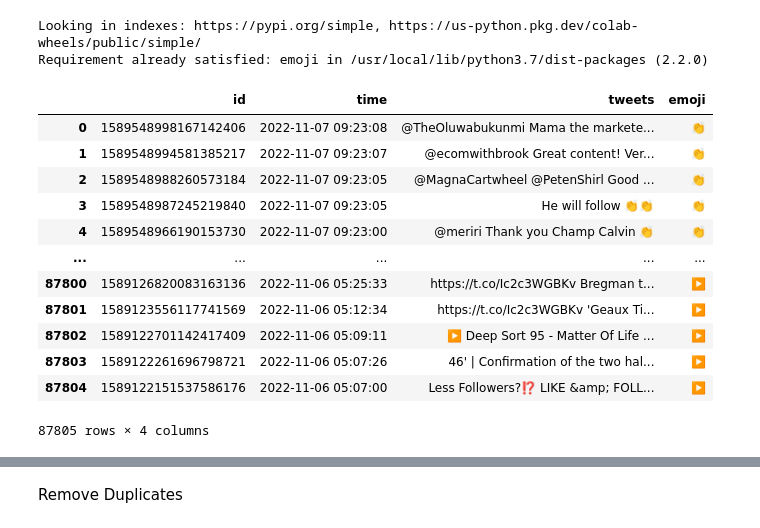
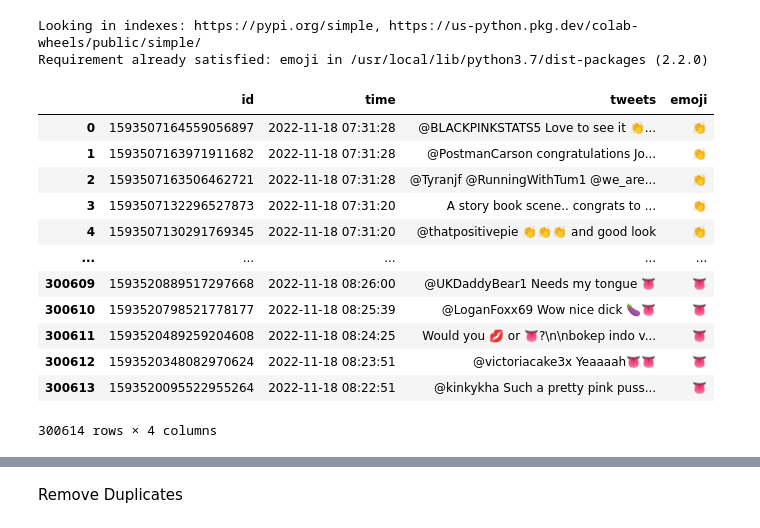
Before and after one commit to ece1786-2022/Emojimotion, a Jupyter notebook: datasets_tweets/datacleaning_work.ipynb, the cells around one changed output, grey strips where cells are left out. Saved outputs shown, nothing was run; the diff lists cells and outputs as text; code cells hidden in the pictures.

```diff
--- a/datasets_tweets/datacleaning_work.ipynb
+++ b/datasets_tweets/datacleaning_work.ipynb
@@ -7,21 +7,27 @@ Requirement already satisfied: emoji in /usr/local/lib/python3.7/dist-packages (
 import pandas as pd
 import re
 import emoji
-# %%
-#read csv
-df = pd.read_csv('raw_tweets.csv')
-display(df)
-# %% [output]
-|  | id | time | tweets | emoji |
-| 0 | 1589548998167142406 | 2022-11-07 09:23:08 | @TheOluwabukunmi Mama the markete... | 👏 |
-| 1 | 1589548994581385217 | 2022-11-07 09:23:07 | @ecomwithbrook Great content! Ver... | 👏 |
-| 2 | 1589548988260573184 | 2022-11-07 09:23:05 | @MagnaCartwheel @PetenShirl Good ... | 👏 |
-| 3 | 1589548987245219840 | 2022-11-07 09:23:05 | He will follow 👏👏 | 👏 |
-| 4 | 1589548966190153730 | 2022-11-07 09:23:00 | @meriri Thank you Champ Calvin 👏 | 👏 |
-| ... | ... | ... | ... | ... |
-| 87800 | 1589126820083163136 | 2022-11-06 05:25:33 | https://t.co/Ic2c3WGBKv Bregman t... | ▶️ |
-| 87801 | 1589123556117741569 | 2022-11-06 05:12:34 | https://t.co/Ic2c3WGBKv 'Geaux Ti... | ▶️ |
-| 87802 | 1589122701142417409 | 2022-11-06 05:09:11 | ▶️ Deep Sort 95 - Matter Of Life ... | ▶️ |
-| 87803 | 1589122261696798721 | 2022-11-06 05:07:26 | 46' | Confirmation of the two hal... | ▶️ |
-| 87804 | 1589122151537586176 | 2022-11-06 05:07:00 | Less Followers?⁉️ LIKE &amp; FOLL... | ▶️ |
-87805 rows × 4 columns
+# %%
+#read csv
+df1 = pd.read_csv('raw_tweets_p1.csv')
+#display(df1)
+df2 = pd.read_csv('raw_tweets_p2.csv')
+#display(df2)
+df3 = pd.read_csv('raw_tweets_p3.csv')
+df4 = df1.append(df2, ignore_index=True)
+df=df4.append(df3, ignore_index=True)
+display(df)
+# %% [output]
+|  | id | time | tweets | emoji |
+| 0 | 1593507164559056897 | 2022-11-18 07:31:28 | @BLACKPINKSTATS5 Love to see it 👏... | 👏 |
+| 1 | 1593507163971911682 | 2022-11-18 07:31:28 | @PostmanCarson congratulations Jo... | 👏 |
+| 2 | 1593507163506462721 | 2022-11-18 07:31:28 | @Tyranjf @RunningWithTum1 @we_are... | 👏 |
+| 3 | 1593507132296527873 | 2022-11-18 07:31:20 | A story book scene.. congrats to ... | 👏 |
+| 4 | 1593507130291769345 | 2022-11-18 07:31:20 | @thatpositivepie 👏👏👏 and good look | 👏 |
+| ... | ... | ... | ... | ... |
+| 300609 | 1593520889517297668 | 2022-11-18 08:26:00 | @UKDaddyBear1 Needs my tongue 👅 | 👅 |
+| 300610 | 1593520798521778177 | 2022-11-18 08:25:39 | @LoganFoxx69 Wow nice dick 🍆👅 | 👅 |
+| 300611 | 1593520489259204608 | 2022-11-18 08:24:25 | Would you 💋 or 👅?\n\nbokep indo v... | 👅 |
+| 300612 | 1593520348082970624 | 2022-11-18 08:23:51 | @victoriacake3x Yeaaaah👅👅 | 👅 |
+| 300613 | 1593520095522955264 | 2022-11-18 08:22:51 | @kinkykha Such a pretty pink puss... | 👅 |
+300614 rows × 4 columns
```
Also changed, not shown: parts of 10 cells of this notebook.
